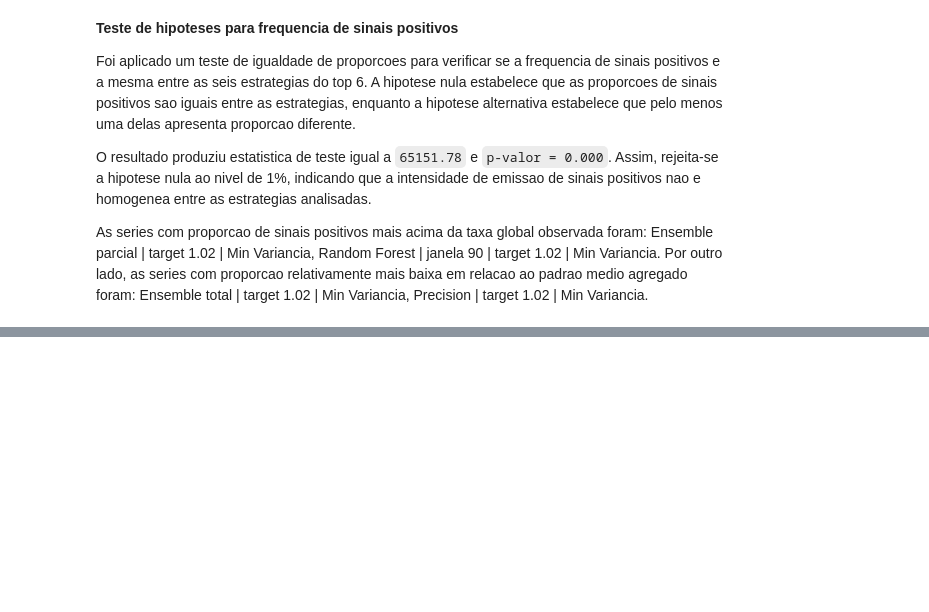
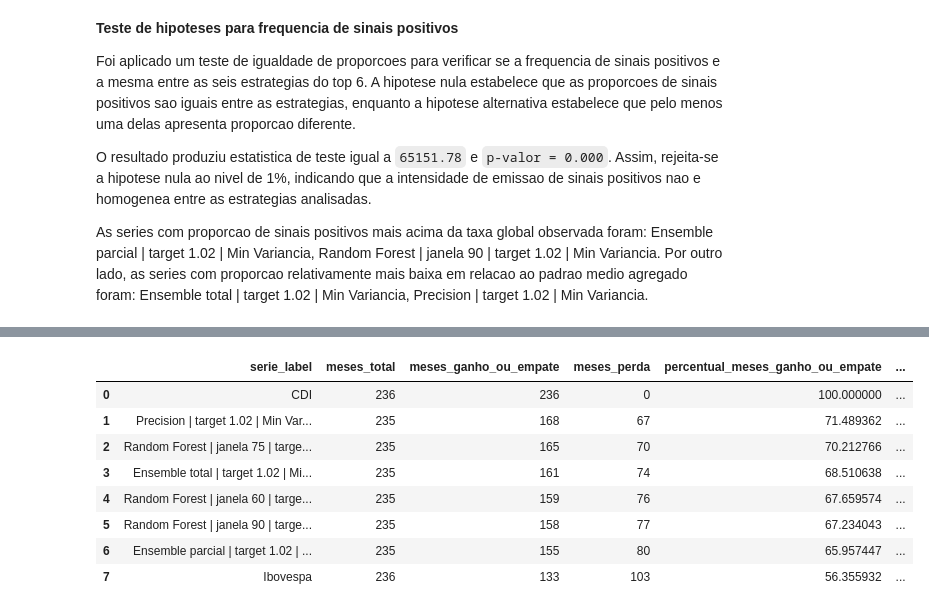
Before and after one commit to IA-Otimizacao/selecao-portfolio, a Jupyter notebook: notebooks/exploracao_capitais.ipynb, the cells around one changed output, grey strips where cells are left out. Drawn from its saved outputs; the diff is of its cells as text; code cells hidden in the pictures; blank space fills up the shorter version.

```diff
--- a/notebooks/exploracao_capitais.ipynb
+++ b/notebooks/exploracao_capitais.ipynb
@@ -2548,0 +2555,76 @@ As series com proporcao de sinais positivos mais acima da taxa global observada
+# %%
+def construir_retorno_mensal_top6_baselines(series, top6_ids, cdi_mensal, ibovespa_mensal):
+    linhas = []
+
+    for serie_id in top6_ids:
+        if serie_id not in series:
+            continue
+        info = series[serie_id]
+        monthly = info["monthly"][["mes_referencia", "rentabilidade_mensal"]].copy()
+        monthly["serie_label"] = info["serie_label"]
+        monthly = monthly.rename(columns={"rentabilidade_mensal": "retorno_mensal"})
+        linhas.append(monthly[["mes_referencia", "serie_label", "retorno_mensal"]])
+
+    base_modelos = pd.concat(linhas, ignore_index=True)
+    data_inicio = base_modelos["mes_referencia"].min()
+    data_fim = base_modelos["mes_referencia"].max()
+
+    cdi_base = cdi_mensal[(cdi_mensal["mes_referencia"] >= data_inicio) & (cdi_mensal["mes_referencia"] <= data_fim)].copy()
+    cdi_base["serie_label"] = "CDI"
+    cdi_base = cdi_base.rename(columns={"retorno_cdi_mensal": "retorno_mensal"})
+
+    ibov_base = ibovespa_mensal[(ibovespa_mensal["mes_referencia"] >= data_inicio) & (ibovespa_mensal["mes_referencia"] <= data_fim)].copy()
+    ibov_base["serie_label"] = "Ibovespa"
+    ibov_base = ibov_base.rename(columns={"retorno_ibovespa_mensal": "retorno_mensal"})
+
+    base = pd.concat([
+        base_modelos,
+        cdi_base[["mes_referencia", "serie_label", "retorno_mensal"]],
+        ibov_base[["mes_referencia", "serie_label", "retorno_mensal"]],
+    ], ignore_index=True)
+
+    base = base.dropna(subset=["mes_referencia", "retorno_mensal"]).sort_values(["serie_label", "mes_referencia"]).reset_index(drop=True)
+    return base
+
+
+def resumir_meses_ganho_perda(base_retorno_mensal):
+    linhas = []
+
+    for serie_label, grupo in base_retorno_mensal.groupby("serie_label"):
+        retorno = pd.to_numeric(grupo["retorno_mensal"], errors="coerce").dropna()
+        meses_total = len(retorno)
+        meses_ganho = int((retorno >= 0).sum())
+        meses_perda = int((retorno < 0).sum())
+
+        linhas.append({
+            "serie_label": serie_label,
+            "meses_total": meses_total,
+            "meses_ganho_ou_empate": meses_ganho,
+            "meses_perda": meses_perda,
+            "percentual_meses_ganho_ou_empate": meses_ganho / meses_total * 100 if meses_total > 0 else np.nan,
+            "percentual_meses_perda": meses_perda / meses_total * 100 if meses_total > 0 else np.nan,
+            "retorno_medio_meses_ganho_percentual": retorno[retorno >= 0].mean() * 100 if (retorno >= 0).any() else np.nan,
+            "retorno_medio_meses_perda_percentual": retorno[retorno < 0].mean() * 100 if (retorno < 0).any() else np.nan,
+            "razao_ganho_perda": meses_ganho / meses_perda if meses_perda > 0 else np.nan,
+        })
+
+    resumo = pd.DataFrame(linhas)
+    ordem_series = list(ranking_capital_top6["serie_label"].tolist()) + ["CDI", "Ibovespa"]
+    resumo["ordem_exibicao"] = resumo["serie_label"].map({nome: i for i, nome in enumerate(ordem_series)})
+    return resumo.sort_values(["ordem_exibicao", "serie_label"]).drop(columns="ordem_exibicao").reset_index(drop=True)
+
+
+BASE_RETORNO_MENSAL_TOP6_BASELINES = construir_retorno_mensal_top6_baselines(SERIES, TOP6_SERIE_IDS, CDI_MENSAL, IBOVESPA_MENSAL)
+RESUMO_MESES_GANHO_PERDA = resumir_meses_ganho_perda(BASE_RETORNO_MENSAL_TOP6_BASELINES)
+
+display(RESUMO_MESES_GANHO_PERDA)
+# %% [output]
+|  | serie_label | meses_total | meses_ganho_ou_empate | meses_perda | percentual_meses_ganho_ou_empate | ... |
+| 0 | CDI | 236 | 236 | 0 | 100.000000 | ... |
+| 1 | Precision | target 1.02 | Min Var... | 235 | 168 | 67 | 71.489362 | ... |
+| 2 | Random Forest | janela 75 | targe... | 235 | 165 | 70 | 70.212766 | ... |
+| 3 | Ensemble total | target 1.02 | Mi... | 235 | 161 | 74 | 68.510638 | ... |
+| 4 | Random Forest | janela 60 | targe... | 235 | 159 | 76 | 67.659574 | ... |
+| 5 | Random Forest | janela 90 | targe... | 235 | 158 | 77 | 67.234043 | ... |
+| 6 | Ensemble parcial | target 1.02 | ... | 235 | 155 | 80 | 65.957447 | ... |
+| 7 | Ibovespa | 236 | 133 | 103 | 56.355932 | ... |
```
Also changed, not shown: parts of 6 cells of this notebook.
